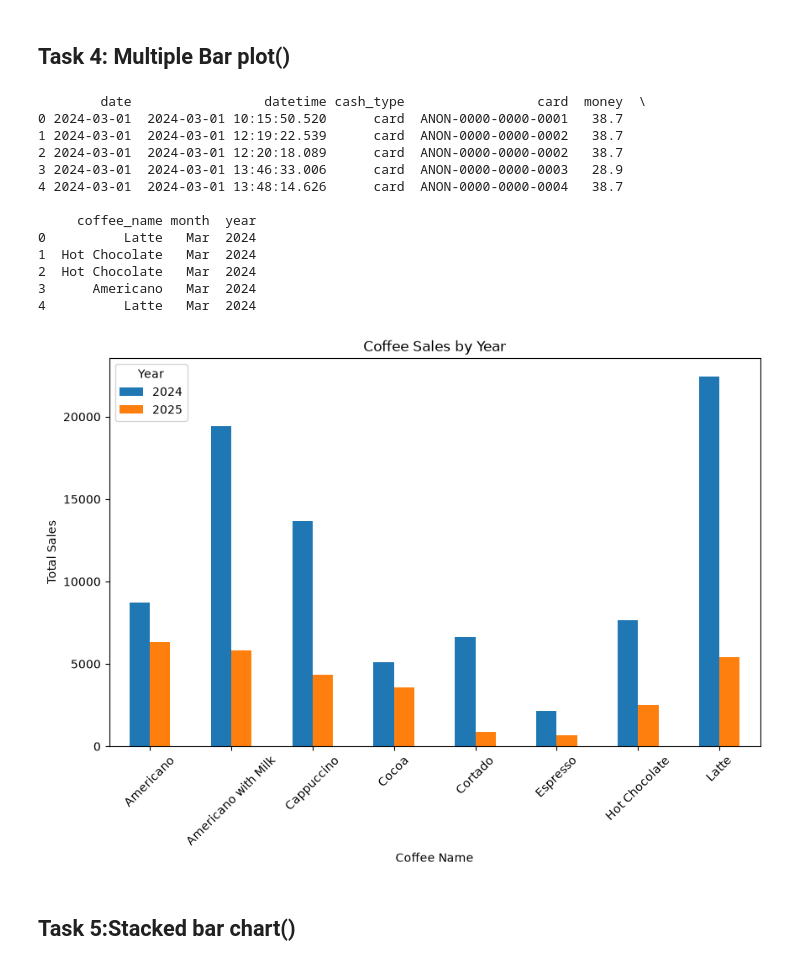
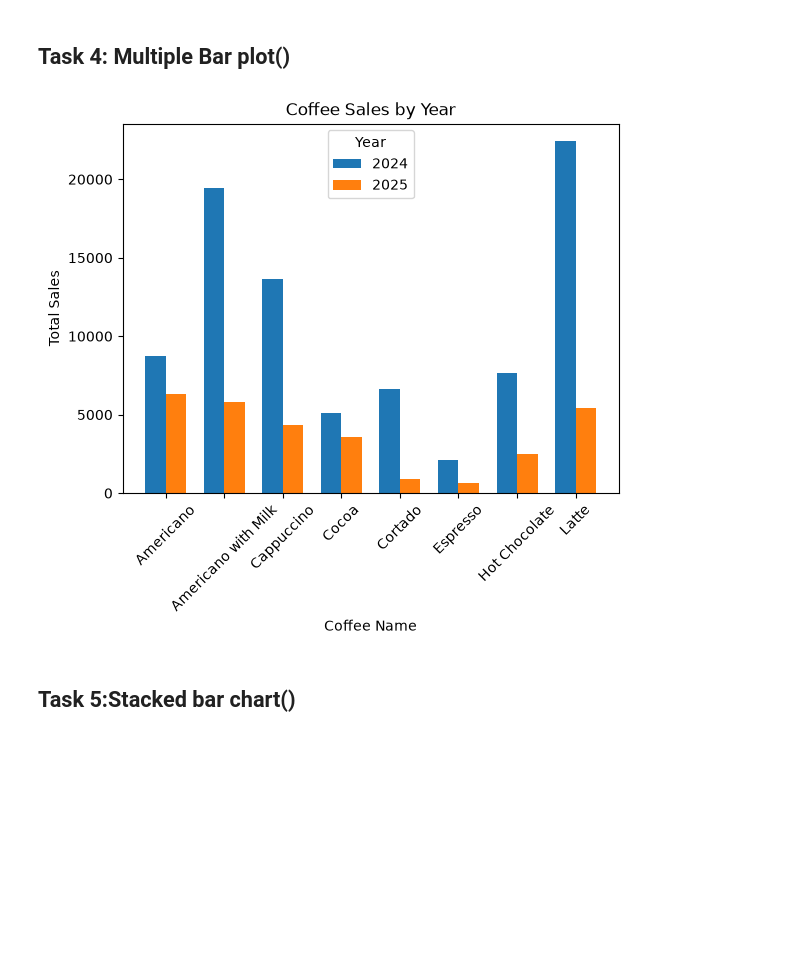
Before and after one commit to NakulChahal/GenAiAssignments, a Jupyter notebook: assignment-11.ipynb, the cells around one changed output. Drawn from its saved outputs; the diff is of its cells as text; code cells hidden in the pictures; blank space fills up the shorter version.

```diff
--- a/assignment-11.ipynb
+++ b/assignment-11.ipynb
@@ -75,46 +82,32 @@ plt.show()
 # %% [markdown]
 ## Task 4: Multiple Bar plot()
 # %%
-sales['date'] = pd.to_datetime(sales['date'])
+x = np.arange(len(yearly_sales.index))
+width = 0.35
 
-# Extract year
-sales['year'] = sales['date'].dt.year
-print(sales.head())
-# Create pivot table
-yearly_sales = sales.pivot_table(
-    index='coffee_name',
-    columns='year',
-    values='money',
-    aggfunc='sum'
+plt.bar(
+    x - width/2,
+    yearly_sales[2024],
+    width,
+    label='2024'
 )
 
-# Multi-bar chart
-yearly_sales.plot(
-    kind='bar',
-    figsize=(10, 6)
+plt.bar(
+    x + width/2,
+    yearly_sales[2025],
+    width,
+    label='2025'
 )
 
 plt.title('Coffee Sales by Year')
 plt.xlabel('Coffee Name')
 plt.ylabel('Total Sales')
-plt.xticks(rotation=45)
+plt.xticks(x, yearly_sales.index, rotation=45)
 plt.legend(title='Year')
+
 plt.show()
 # %% [output]
-        date                 datetime cash_type                 card  money  \
-0 2024-03-01  2024-03-01 10:15:50.520      card  ANON-0000-0000-0001   38.7
-1 2024-03-01  2024-03-01 12:19:22.539      card  ANON-0000-0000-0002   38.7
-2 2024-03-01  2024-03-01 12:20:18.089      card  ANON-0000-0000-0002   38.7
-3 2024-03-01  2024-03-01 13:46:33.006      card  ANON-0000-0000-0003   28.9
-4 2024-03-01  2024-03-01 13:48:14.626      card  ANON-0000-0000-0004   38.7
-
-     coffee_name month  year
-0          Latte   Mar  2024
-1  Hot Chocolate   Mar  2024
-2  Hot Chocolate   Mar  2024
-3      Americano   Mar  2024
-4          Latte   Mar  2024
-[figure, old version]
+[figure, new version]
 # %% [markdown]
 ## Task 5:Stacked bar chart()
 # %%
```
Also changed, not shown: parts of 6 cells of this notebook, 21 other files.
